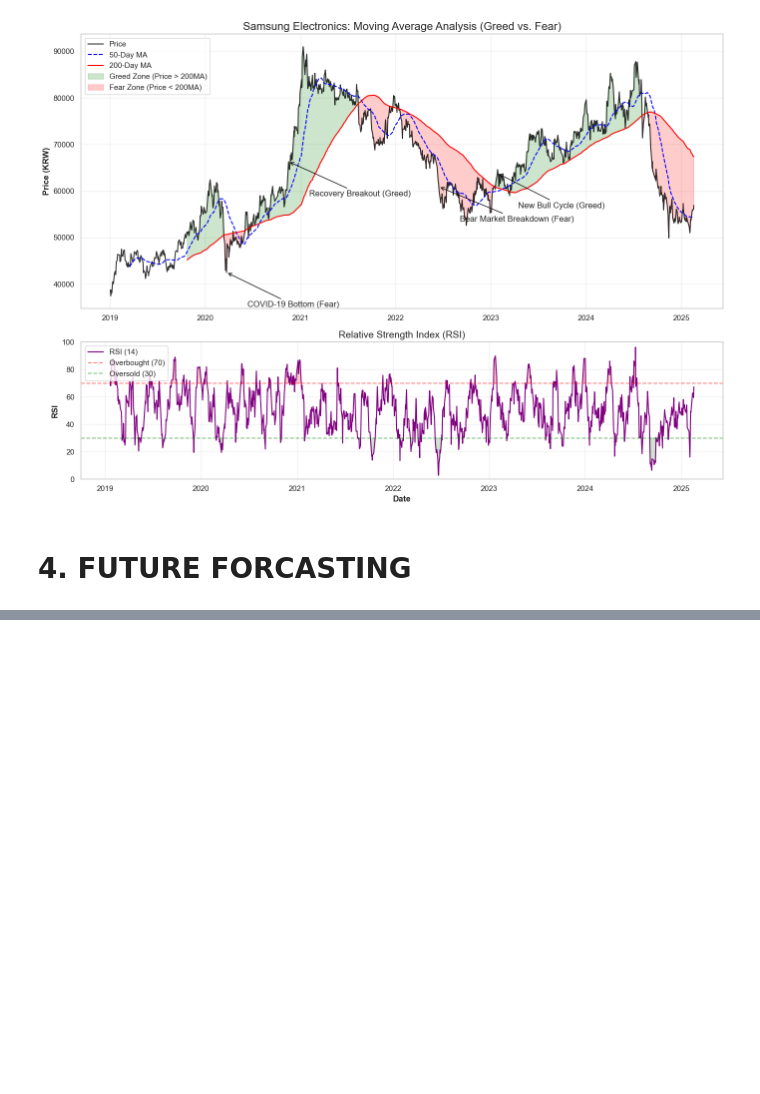
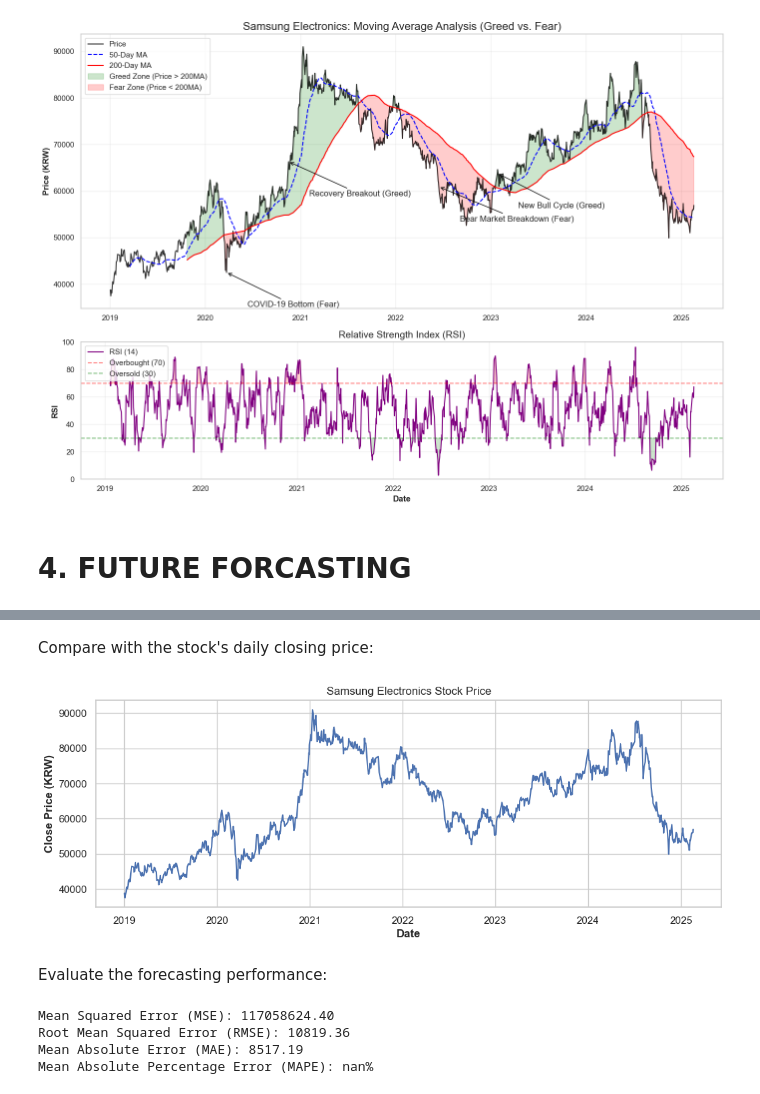
Before and after one commit to BIGDATA-GROUP-4/Samsung-Stock-Price, a Jupyter notebook: Samsung_stockprice.ipynb, the cells around one changed output, grey strips where cells are left out. Drawn from its saved outputs; the diff is of its cells as text; code cells hidden in the pictures; blank space fills up the shorter version.

```diff
--- a/Samsung_stockprice.ipynb
+++ b/Samsung_stockprice.ipynb
@@ -641,0 +827,29 @@ test = future_data[train_size:]
+# %% [markdown]
+Compare with the stock's daily closing price:
+# %%
+plt.figure(figsize=(12, 4))
+plt.plot(ss_pd['Close'])
+plt.title('Samsung Electronics Stock Price')
+plt.xlabel('Date')
+plt.ylabel('Close Price (KRW)')
+plt.grid(True)
+plt.show()
+# %% [output]
+[figure, added]
+# %% [markdown]
+Evaluate the forecasting performance:
+# %%
+mse = mean_squared_error(test, forecast_mean)
+rmse = math.sqrt(mse)
+mae = mean_absolute_error(test, forecast_mean)
+mape = np.mean(np.abs((test - forecast_mean) / test)) * 100
+
+print(f'Mean Squared Error (MSE): {mse:.2f}')
+print(f'Root Mean Squared Error (RMSE): {rmse:.2f}')
+print(f'Mean Absolute Error (MAE): {mae:.2f}')
+print(f'Mean Absolute Percentage Error (MAPE): {mape:.2f}%')
+# %% [output]
+Mean Squared Error (MSE): 117058624.40
+Root Mean Squared Error (RMSE): 10819.36
+Mean Absolute Error (MAE): 8517.19
+Mean Absolute Percentage Error (MAPE): nan%
```
Also changed, not shown: parts of 27 cells of this notebook, 1 other file.
